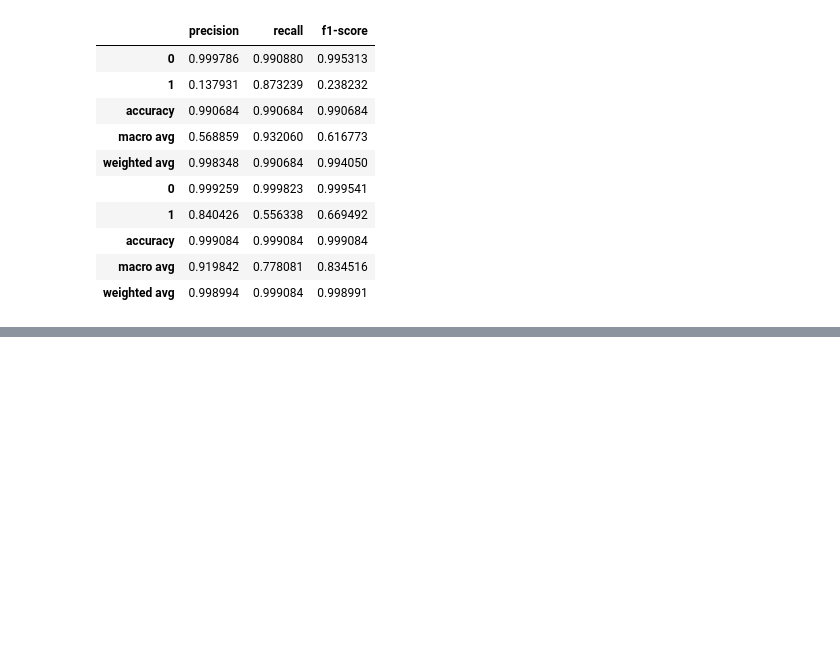
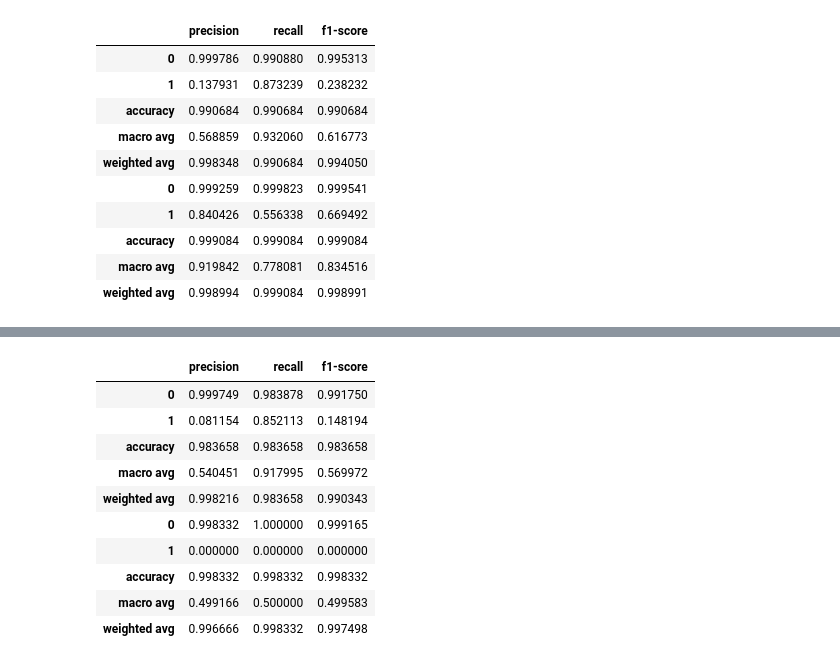
Before and after one commit to Gabrielmarqs12/ML-Fraud-Detection-Research, a Jupyter notebook: notebooks/machine learning/Model _Comparison.ipynb, the cells around one changed output, grey strips where cells are left out. Cells and saved outputs as stored; diff of their text form; code cells hidden in the pictures; blank space fills up the shorter version.

```diff
--- a/notebooks/machine learning/Model _Comparison.ipynb
+++ b/notebooks/machine learning/Model _Comparison.ipynb
@@ -219,0 +269,16 @@ display(df_results[['precision', 'recall', 'f1-score']])
+# %%
+df_results = compare_classification_report(y_test, y_predict_smote, y_predict_no_smote)
+
+display(df_results[['precision', 'recall', 'f1-score']])
+# %% [output]
+|  | precision | recall | f1-score |
+| 0 | 0.999749 | 0.983878 | 0.991750 |
+| 1 | 0.081154 | 0.852113 | 0.148194 |
+| accuracy | 0.983658 | 0.983658 | 0.983658 |
+| macro avg | 0.540451 | 0.917995 | 0.569972 |
+| weighted avg | 0.998216 | 0.983658 | 0.990343 |
+| 0 | 0.998332 | 1.000000 | 0.999165 |
+| 1 | 0.000000 | 0.000000 | 0.000000 |
+| accuracy | 0.998332 | 0.998332 | 0.998332 |
+| macro avg | 0.499166 | 0.500000 | 0.499583 |
+| weighted avg | 0.996666 | 0.998332 | 0.997498 |
```
Also changed, not shown: parts of 10 cells of this notebook.
